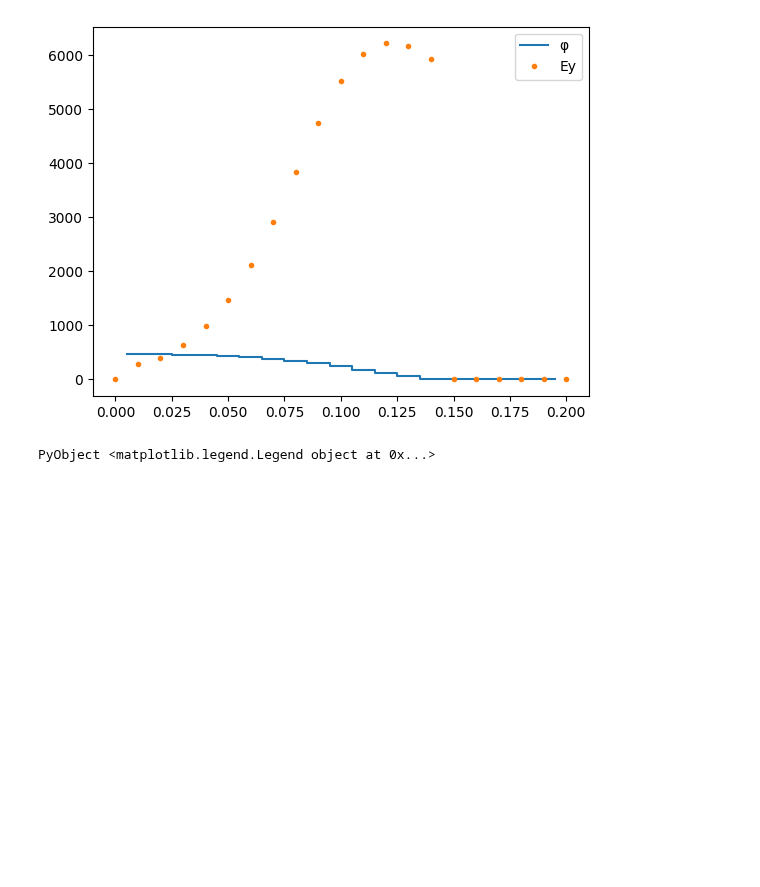
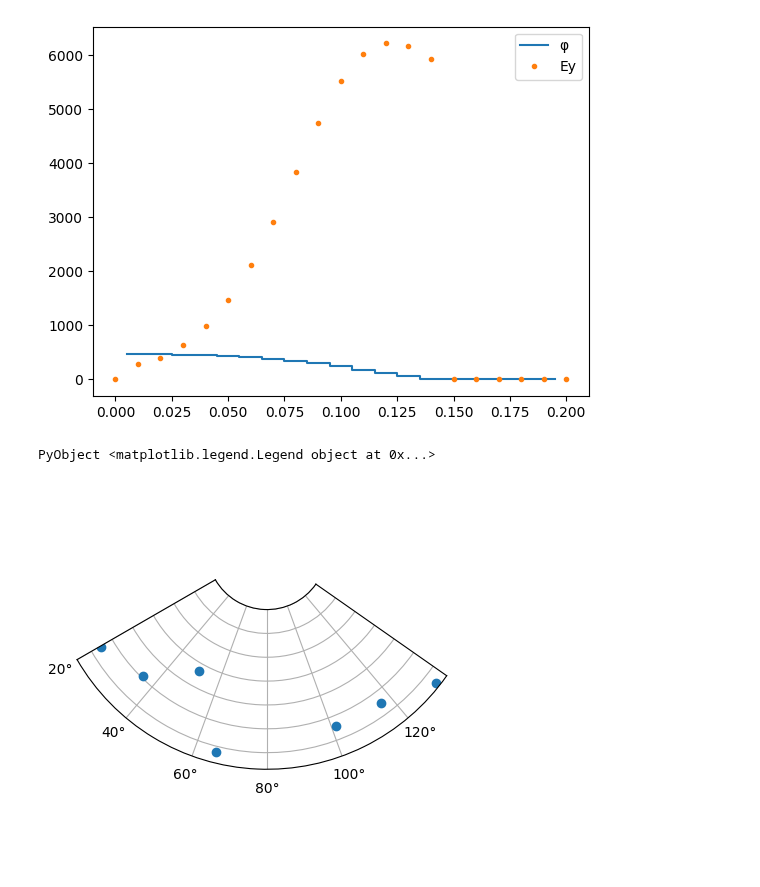
Before and after one commit to bchaber/pole, a Jupyter notebook: PoissonEquation.ipynb, the cells around one changed output. Saved outputs shown, nothing was run; the diff lists cells and outputs as text; code cells hidden in the pictures; blank space fills up the shorter version.

```diff
--- a/PoissonEquation.ipynb
+++ b/PoissonEquation.ipynb
@@ -381,3 +389,19 @@ legend(("φ", "Ey"))
 # %% [output]
 [figure]
 PyObject <matplotlib.legend.Legend object at 0x...>
+# %%
+fig = figure()
+ax = fig.add_subplot(projection="polar")
+theta = 0:10:180
+r = rand(length(theta)) .+ 0.5
+
+ax.scatter(theta, r)
+
+ax.set_rorigin(-0.5)
+ax.set_theta_zero_location("W", offset=10)
+ax.set_yticklabels([])
+ax.set_thetamin(20)
+ax.set_thetamax(135)
+ax.set_axisbelow(true)
+# %% [output]
+[figure, added]
```
Also changed, not shown: parts of 2 cells of this notebook.
